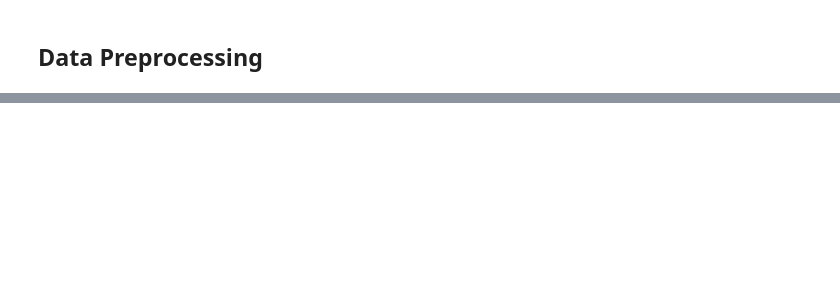
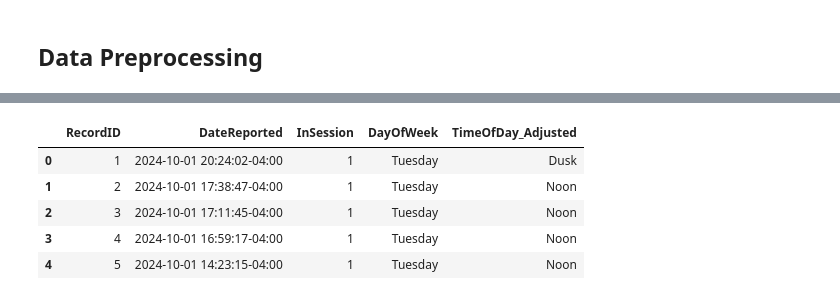
Before and after one commit to kelseymatsik/ds4002_project2, a Jupyter notebook: VAR.ipynb, the cells around one changed output, grey strips where cells are left out. Saved outputs shown, nothing was run; the diff lists cells and outputs as text; code cells hidden in the pictures; blank space fills up the shorter version.

```diff
--- a/VAR.ipynb
+++ b/VAR.ipynb
@@ -29,6 +23,14 @@ df.head(5)
 | 3 | 4 | Disorderly Conduct | 202400034068 | 900.0 | ST CLAIR AVE, A | CPD | 2024-10-01 16:59:17-04:00 | 1659 | ... |
 | 4 | 5 | Lost/FoundProperty | 202400034047 | 700.0 | RUGBY RD | CPD | 2024-10-01 14:23:15-04:00 | 1423 | ... |
 # %%
-# One Hot Encode/Dummy Variable
+# Keep certain columns
 columns_to_keep = ['RecordID', 'DateReported', 'InSession', 'DayOfWeek', 'TimeOfDay_Adjusted']
 df = df[columns_to_keep]
+df.head()
+# %% [output]
+|  | RecordID | DateReported | InSession | DayOfWeek | TimeOfDay_Adjusted |
+| 0 | 1 | 2024-10-01 20:24:02-04:00 | 1 | Tuesday | Dusk |
+| 1 | 2 | 2024-10-01 17:38:47-04:00 | 1 | Tuesday | Noon |
+| 2 | 3 | 2024-10-01 17:11:45-04:00 | 1 | Tuesday | Noon |
+| 3 | 4 | 2024-10-01 16:59:17-04:00 | 1 | Tuesday | Noon |
+| 4 | 5 | 2024-10-01 14:23:15-04:00 | 1 | Tuesday | Noon |
```
Also changed, not shown: parts of 7 cells of this notebook.
